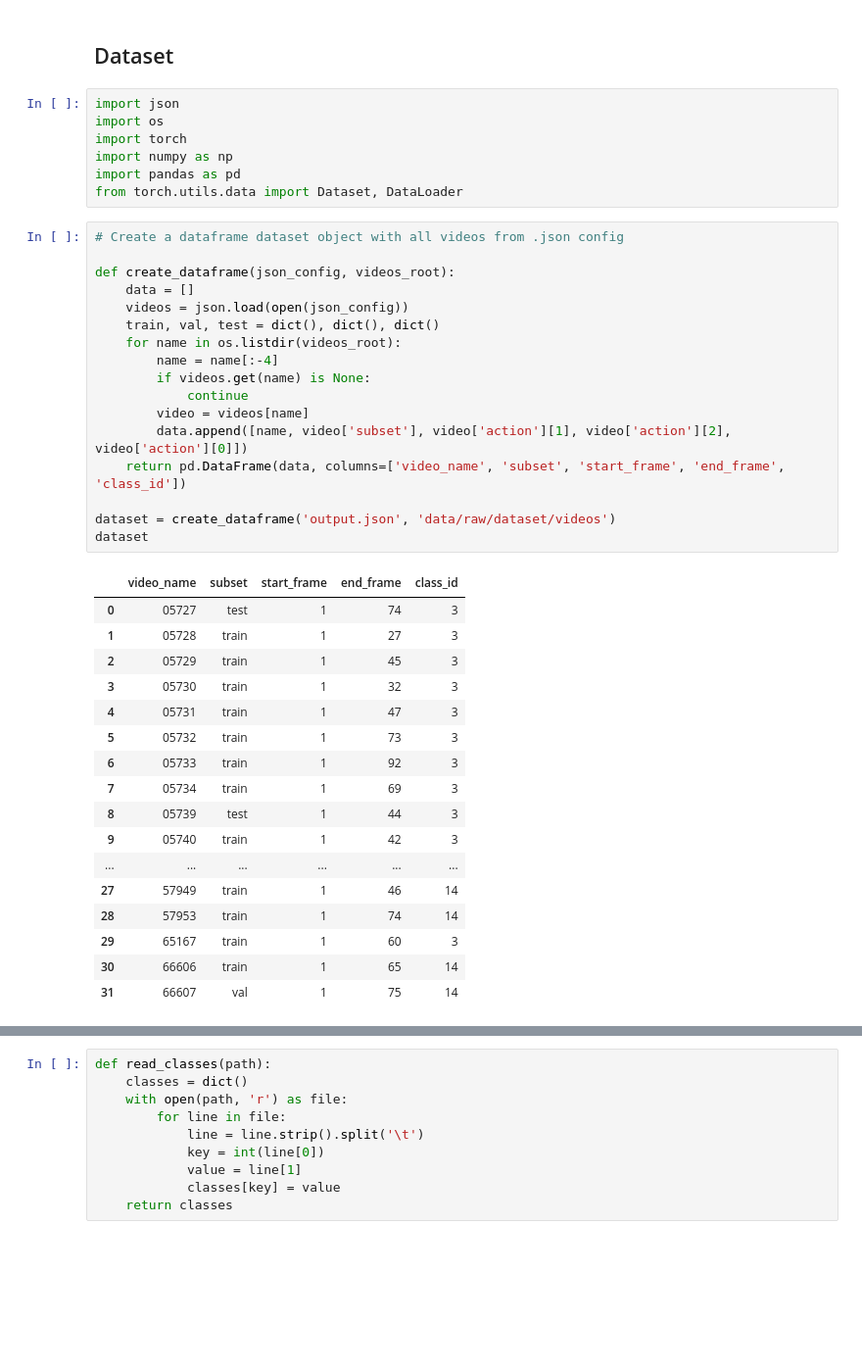
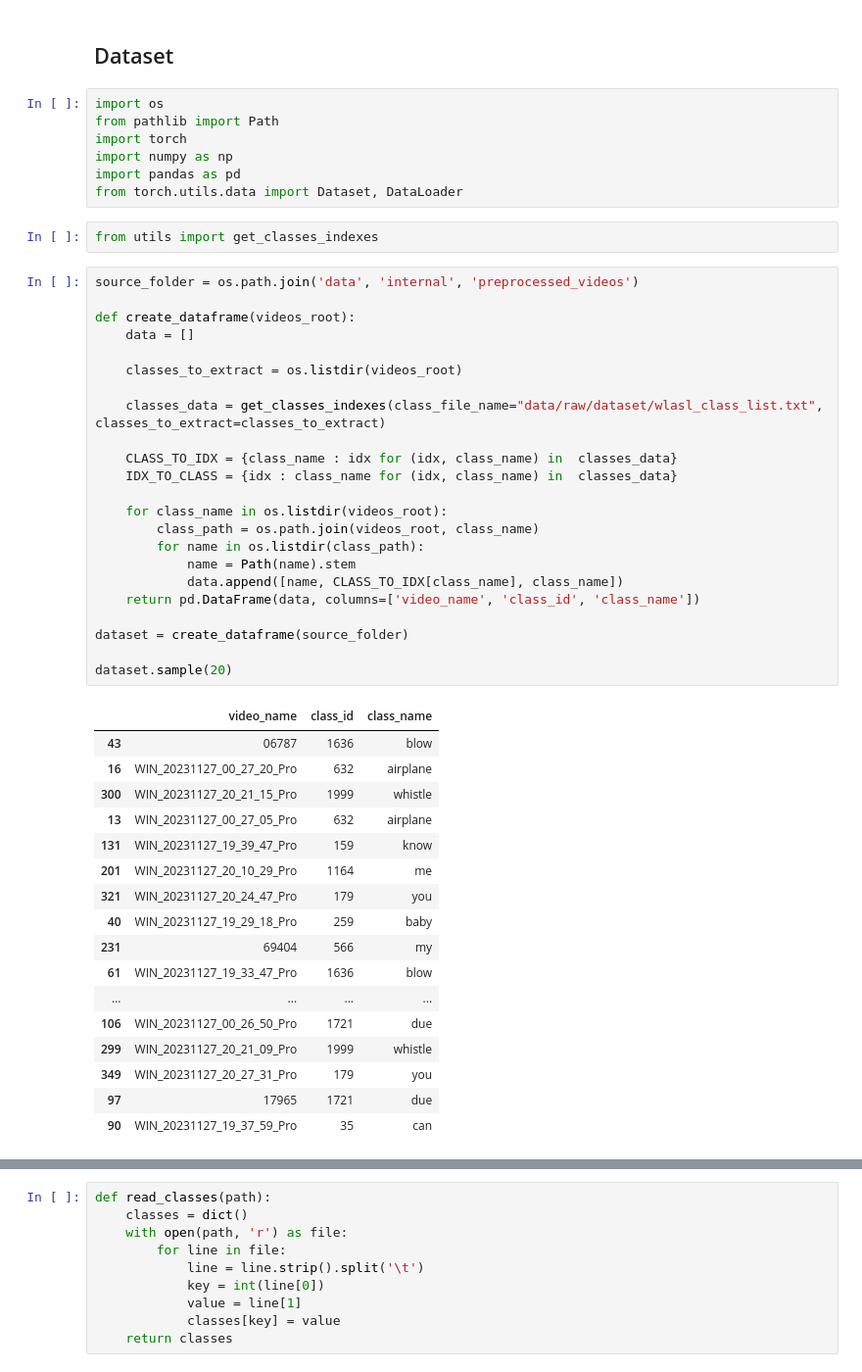
Before and after one commit to 1khazipov/gesture_recognizer, a Jupyter notebook: asl_recognition.ipynb, the cells around one changed output, grey strips where cells are left out. Shown at 98% size. Cells and saved outputs as stored; diff of their text form; blank space fills up the shorter version.

Commit message:
added custom dataset preprocessing, changed seq model

```diff
--- a/asl_recognition.ipynb
+++ b/asl_recognition.ipynb
@@ -12,44 +12,52 @@ cuda
 # %% [markdown]
 ## Dataset
 # %%
-import json
 import os
+from pathlib import Path
 import torch
 import numpy as np
 import pandas as pd
 from torch.utils.data import Dataset, DataLoader
-# %%
-# Create a dataframe dataset object with all videos from .json config
-
-def create_dataframe(json_config, videos_root):
-    data = []
-    videos = json.load(open(json_config))
-    train, val, test = dict(), dict(), dict()
-    for name in os.listdir(videos_root):
-        name = name[:-4]
-        if videos.get(name) is None:
-            continue
-        video = videos[name]
-        data.append([name, video['subset'], video['action'][1], video['action'][2], video['action'][0]])
-    return pd.DataFrame(data, columns=['video_name', 'subset', 'start_frame', 'end_frame', 'class_id'])
-
-dataset = create_dataframe('output.json', 'data/raw/dataset/videos')
-dataset
-# %% [output]
-|  | video_name | subset | start_frame | end_frame | class_id |
-| 0 | 05727 | test | 1 | 74 | 3 |
-| 1 | 05728 | train | 1 | 27 | 3 |
-| 2 | 05729 | train | 1 | 45 | 3 |
-| 3 | 05730 | train | 1 | 32 | 3 |
-| 4 | 05731 | train | 1 | 47 | 3 |
-| 5 | 05732 | train | 1 | 73 | 3 |
-| 6 | 05733 | train | 1 | 92 | 3 |
-| 7 | 05734 | train | 1 | 69 | 3 |
-| 8 | 05739 | test | 1 | 44 | 3 |
-| 9 | 05740 | train | 1 | 42 | 3 |
-| ... | ... | ... | ... | ... | ... |
-| 27 | 57949 | train | 1 | 46 | 14 |
-| 28 | 57953 | train | 1 | 74 | 14 |
-| 29 | 65167 | train | 1 | 60 | 3 |
-| 30 | 66606 | train | 1 | 65 | 14 |
-| 31 | 66607 | val | 1 | 75 | 14 |
+# %%
+from utils import get_classes_indexes
+# %%
+source_folder = os.path.join('data', 'internal', 'preprocessed_videos')
+
+def create_dataframe(videos_root):
+    data = []
+
+    classes_to_extract = os.listdir(videos_root)
+
+    classes_data = get_classes_indexes(class_file_name="data/raw/dataset/wlasl_class_list.txt", classes_to_extract=classes_to_extract)
+
+    CLASS_TO_IDX = {class_name : idx for (idx, class_name) in  classes_data}
+    IDX_TO_CLASS = {idx : class_name for (idx, class_name) in  classes_data}
+
+    for class_name in os.listdir(videos_root):
+        class_path = os.path.join(videos_root, class_name)
+        for name in os.listdir(class_path):
+            name = Path(name).stem
+            data.append([name, CLASS_TO_IDX[class_name], class_name])
+    return pd.DataFrame(data, columns=['video_name', 'class_id', 'class_name'])
+
+dataset = create_dataframe(source_folder)
+
+dataset.sample(20)
+# %% [output]
+|  | video_name | class_id | class_name |
+| 43 | 06787 | 1636 | blow |
+| 16 | WIN_20231127_00_27_20_Pro | 632 | airplane |
+| 300 | WIN_20231127_20_21_15_Pro | 1999 | whistle |
+| 13 | WIN_20231127_00_27_05_Pro | 632 | airplane |
+| 131 | WIN_20231127_19_39_47_Pro | 159 | know |
+| 201 | WIN_20231127_20_10_29_Pro | 1164 | me |
+| 321 | WIN_20231127_20_24_47_Pro | 179 | you |
+| 40 | WIN_20231127_19_29_18_Pro | 259 | baby |
+| 231 | 69404 | 566 | my |
+| 61 | WIN_20231127_19_33_47_Pro | 1636 | blow |
+| ... | ... | ... | ... |
+| 106 | WIN_20231127_00_26_50_Pro | 1721 | due |
+| 299 | WIN_20231127_20_21_09_Pro | 1999 | whistle |
+| 349 | WIN_20231127_20_27_31_Pro | 179 | you |
+| 97 | 17965 | 1721 | due |
+| 90 | WIN_20231127_19_37_59_Pro | 35 | can |
```
Also changed, not shown: parts of 16 cells of this notebook, 6 other files.
